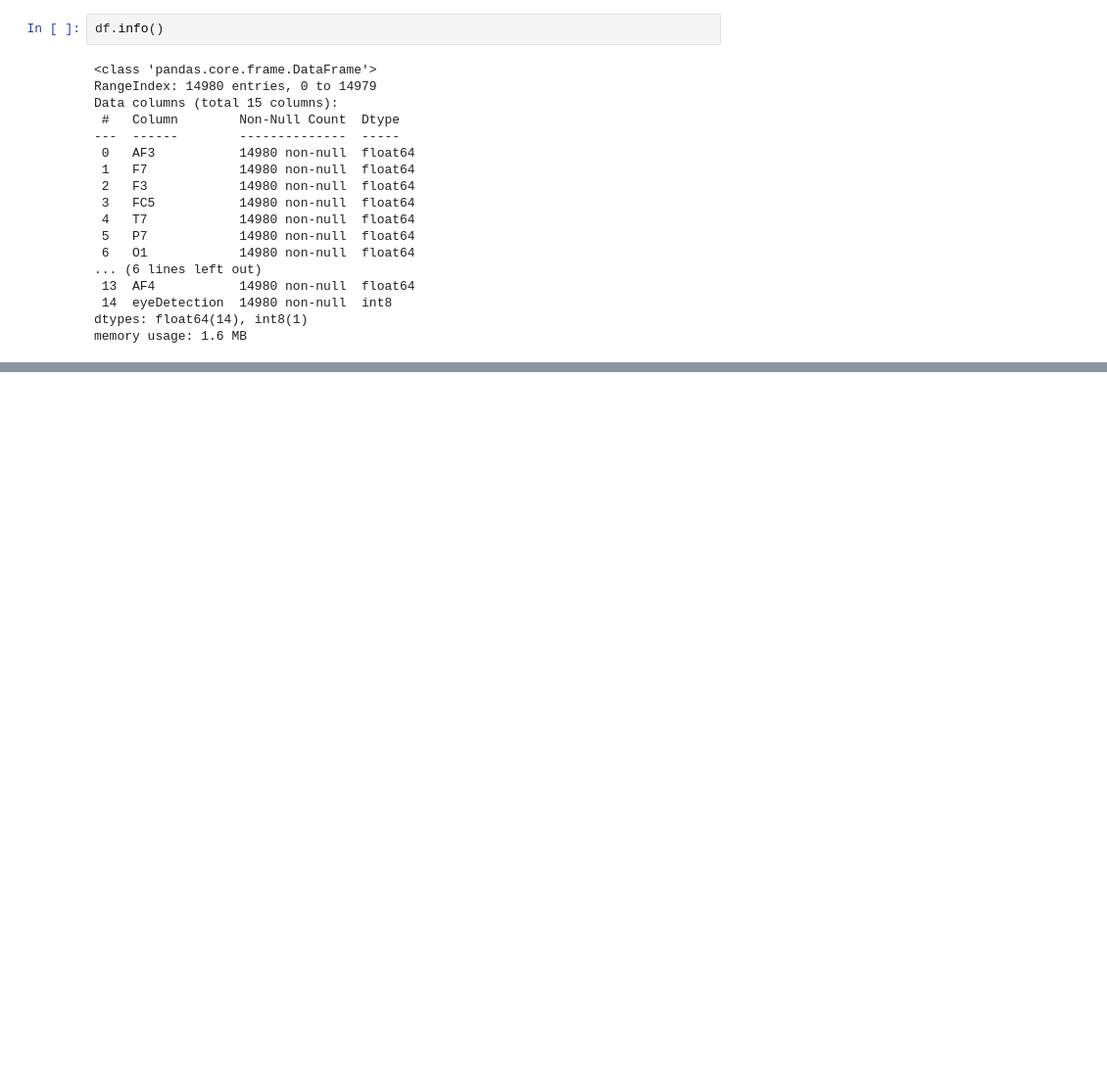
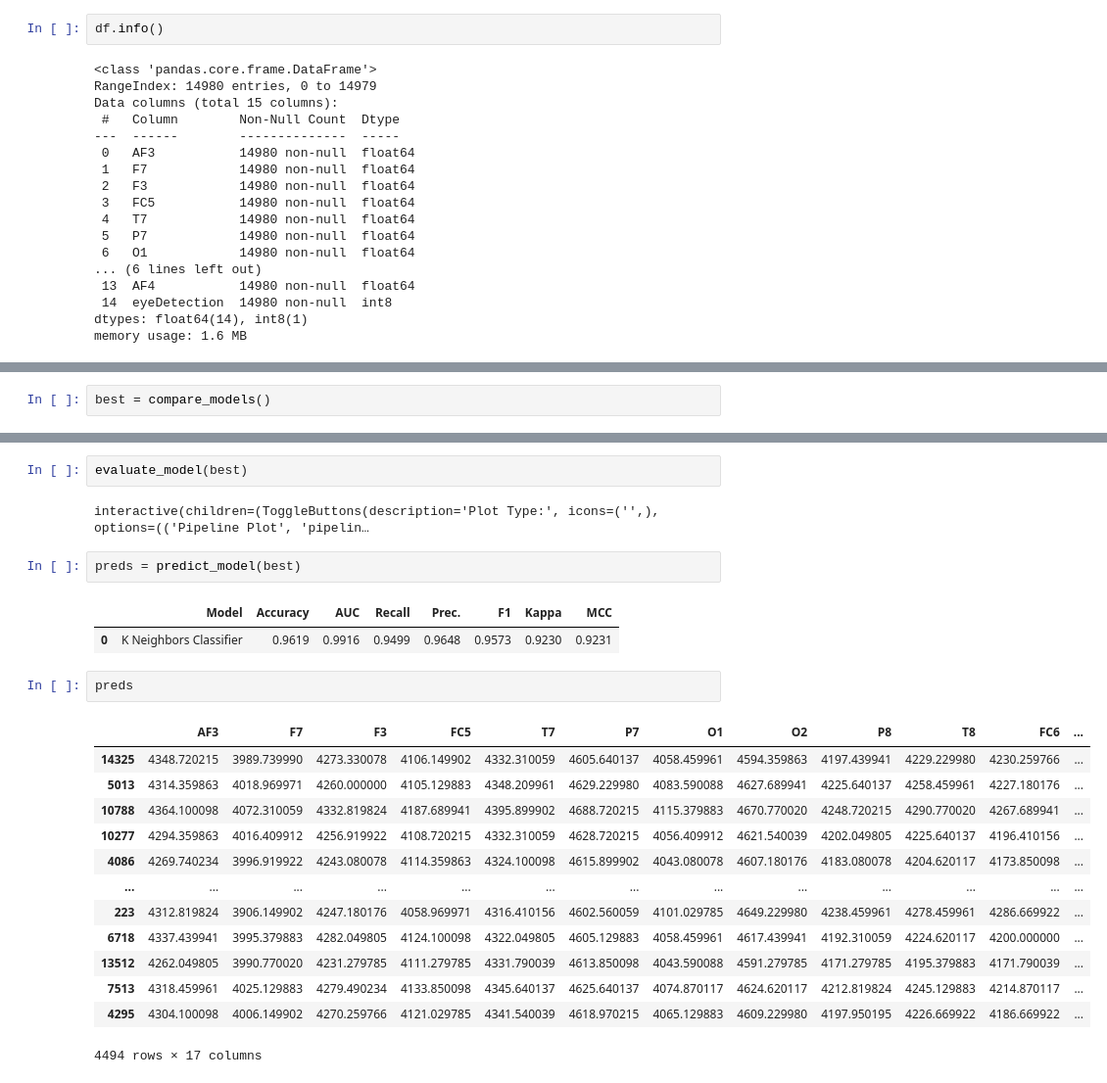
Before and after one commit to tejas05in/EEG_EYE, a Jupyter notebook: research/EDA.ipynb, the cells around one changed output, grey strips where cells are left out. Shown at 98% size. Cells and saved outputs as stored; diff of their text form; blank space fills up the shorter version.

```diff
--- a/research/EDA.ipynb
+++ b/research/EDA.ipynb
@@ -50,0 +78,2 @@ memory usage: 1.6 MB
+# %%
+best = compare_models()
@@ -50,0 +98,25 @@ memory usage: 1.6 MB
+# %%
+evaluate_model(best)
+# %% [output]
+interactive(children=(ToggleButtons(description='Plot Type:', icons=('',), options=(('Pipeline Plot', 'pipelin…
+# %%
+preds = predict_model(best)
+# %% [output]
+|  | Model | Accuracy | AUC | Recall | Prec. | F1 | Kappa | MCC |
+| 0 | K Neighbors Classifier | 0.9619 | 0.9916 | 0.9499 | 0.9648 | 0.9573 | 0.9230 | 0.9231 |
+# %%
+preds
+# %% [output]
+|  | AF3 | F7 | F3 | FC5 | T7 | P7 | O1 | O2 | P8 | T8 | FC6 | ... |
+| 14325 | 4348.720215 | 3989.739990 | 4273.330078 | 4106.149902 | 4332.310059 | 4605.640137 | 4058.459961 | 4594.359863 | 4197.439941 | 4229.229980 | 4230.259766 | ... |
+| 5013 | 4314.359863 | 4018.969971 | 4260.000000 | 4105.129883 | 4348.209961 | 4629.229980 | 4083.590088 | 4627.689941 | 4225.640137 | 4258.459961 | 4227.180176 | ... |
+| 10788 | 4364.100098 | 4072.310059 | 4332.819824 | 4187.689941 | 4395.899902 | 4688.720215 | 4115.379883 | 4670.770020 | 4248.720215 | 4290.770020 | 4267.689941 | ... |
+| 10277 | 4294.359863 | 4016.409912 | 4256.919922 | 4108.720215 | 4332.310059 | 4628.720215 | 4056.409912 | 4621.540039 | 4202.049805 | 4225.640137 | 4196.410156 | ... |
+| 4086 | 4269.740234 | 3996.919922 | 4243.080078 | 4114.359863 | 4324.100098 | 4615.899902 | 4043.080078 | 4607.180176 | 4183.080078 | 4204.620117 | 4173.850098 | ... |
+| ... | ... | ... | ... | ... | ... | ... | ... | ... | ... | ... | ... | ... |
+| 223 | 4312.819824 | 3906.149902 | 4247.180176 | 4058.969971 | 4316.410156 | 4602.560059 | 4101.029785 | 4649.229980 | 4238.459961 | 4278.459961 | 4286.669922 | ... |
+| 6718 | 4337.439941 | 3995.379883 | 4282.049805 | 4124.100098 | 4322.049805 | 4605.129883 | 4058.459961 | 4617.439941 | 4192.310059 | 4224.620117 | 4200.000000 | ... |
+| 13512 | 4262.049805 | 3990.770020 | 4231.279785 | 4111.279785 | 4331.790039 | 4613.850098 | 4043.590088 | 4591.279785 | 4171.279785 | 4195.379883 | 4171.790039 | ... |
+| 7513 | 4318.459961 | 4025.129883 | 4279.490234 | 4133.850098 | 4345.640137 | 4625.640137 | 4074.870117 | 4624.620117 | 4212.819824 | 4245.129883 | 4214.870117 | ... |
+| 4295 | 4304.100098 | 4006.149902 | 4270.259766 | 4121.029785 | 4341.540039 | 4618.970215 | 4065.129883 | 4609.229980 | 4197.950195 | 4226.669922 | 4186.669922 | ... |
+4494 rows × 17 columns
```
Also changed, not shown: parts of 4 cells of this notebook.
